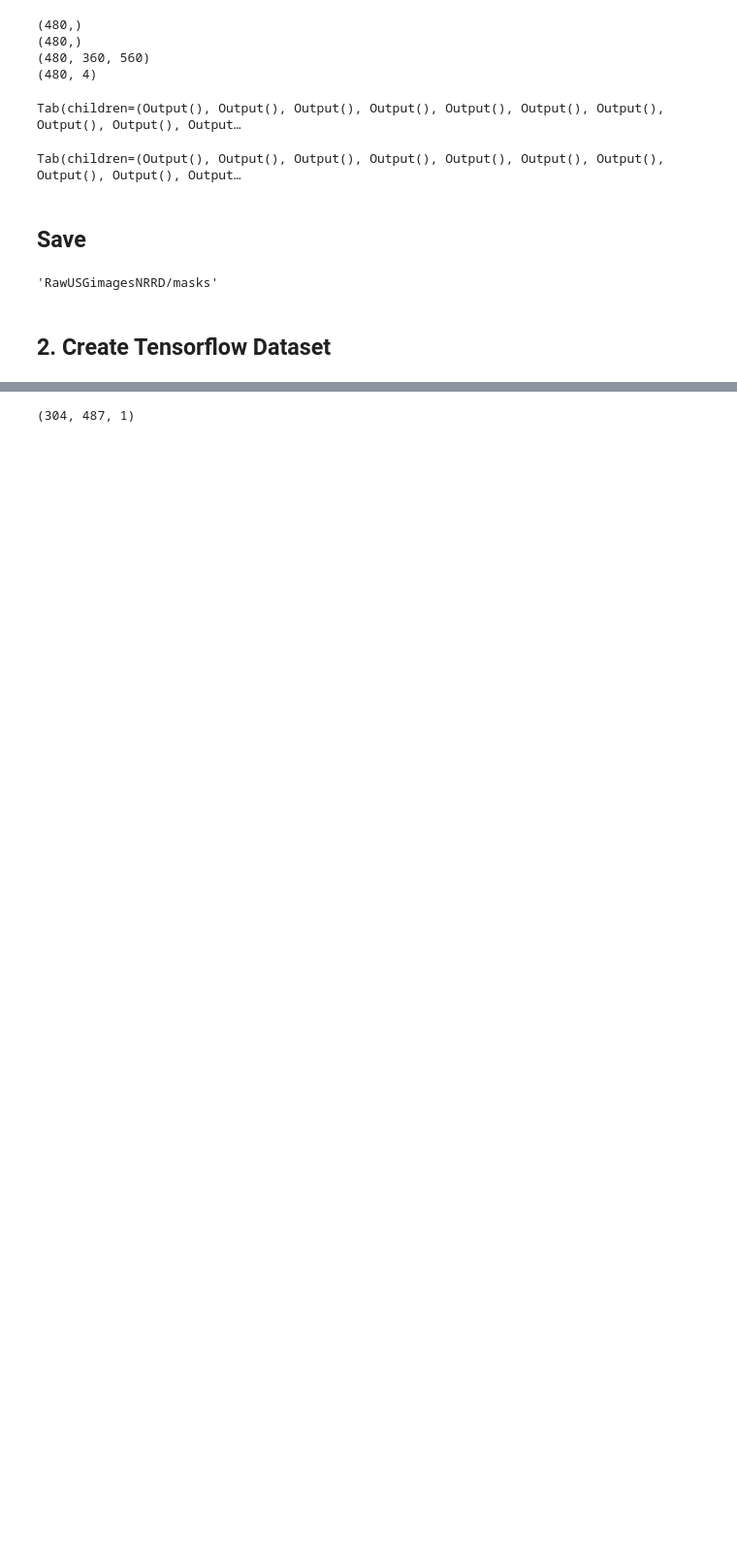
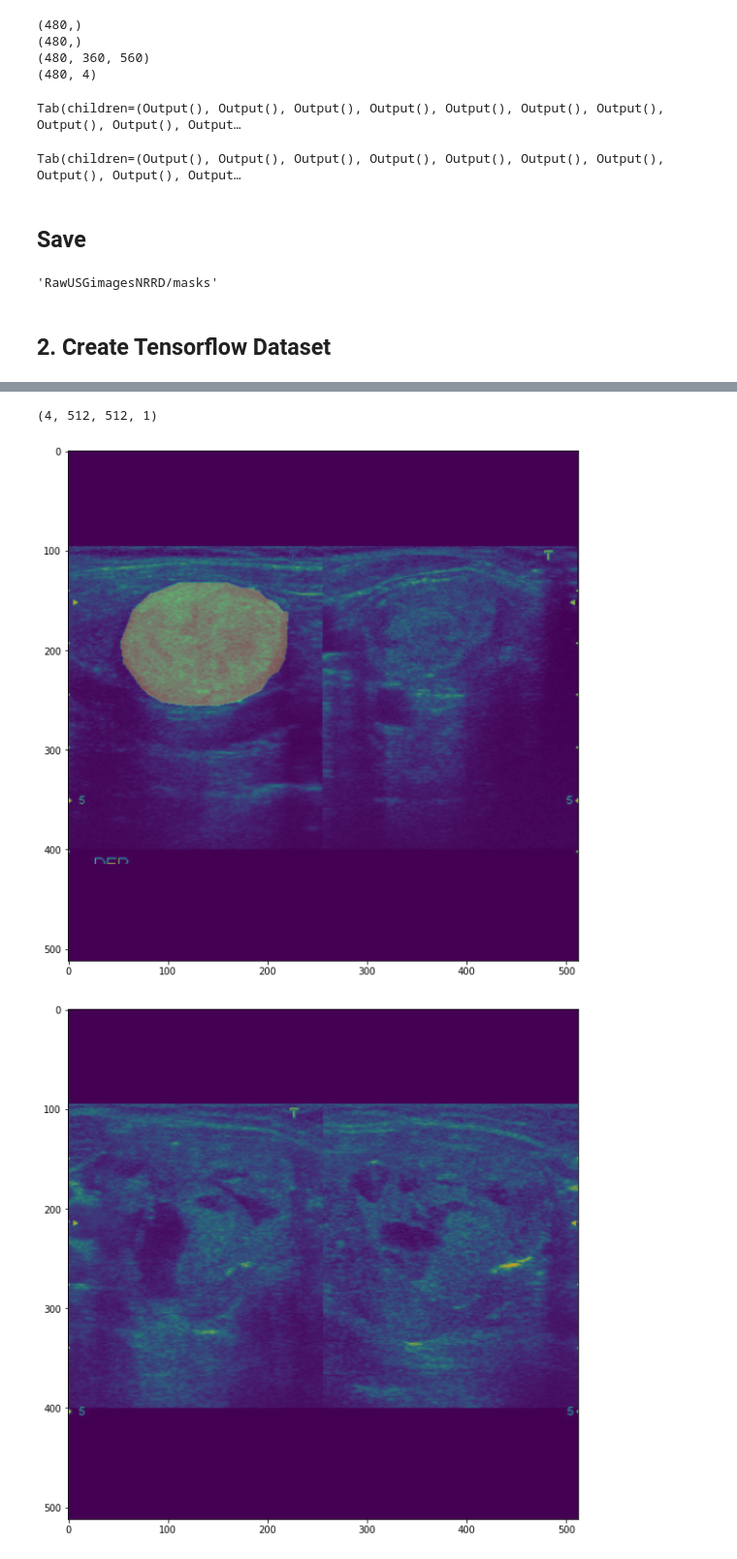
Before and after one commit to szymciem8/Analysis-of-thyroid-US-images-with-ML, a Jupyter notebook: image_preprocessing.ipynb, the cells around one changed output, grey strips where cells are left out. Shown at 97% size. Cells and saved outputs as stored; diff of their text form; code cells hidden in the pictures; blank space fills up the shorter version.

```diff
--- a/image_preprocessing.ipynb
+++ b/image_preprocessing.ipynb
@@ -404,4 +377,0 @@ full_paths = list(zip(raw_images_paths, raw_masks_paths))
-# %%
-images[0].shape
-# %% [output]
-(304, 487, 1)
@@ -407,0 +410,29 @@ images[0].shape
+# %%
+train_gen.__getitem__(0)[0].shape
+# %% [output]
+(4, 512, 512, 1)
+# %%
+images, masks = train_gen.__getitem__(1)
+
+# Iterate over the dataset and print the element
+for image, mask in zip(images, masks):
+    fig = plt.figure(figsize=(10, 10))
+
+    # Create a single subplot
+    ax = plt.subplot()
+
+    ax.imshow(image)
+    ax.imshow(mask, alpha=0.3)
+
+fig, axs = plt.subplots(ROWS, COLS, figsize=(25, 25))
+        sub_images = images[n_tab*N_SUB:(n_tab+1)*N_SUB]
+        sub_masks = masks[n_tab*N_SUB:(n_tab+1)*N_SUB]
+        for i, ax in enumerate(axs.flat):
+            ax.imshow(sub_images[i])
+            ax.imshow(sub_masks[i], alpha=0.5)
+
+# Show the figure
+plt.show()
+# %% [output]
+[figure, added]
+[figure, added]
```
Also changed, not shown: parts of 34 cells of this notebook, 1 other file.
